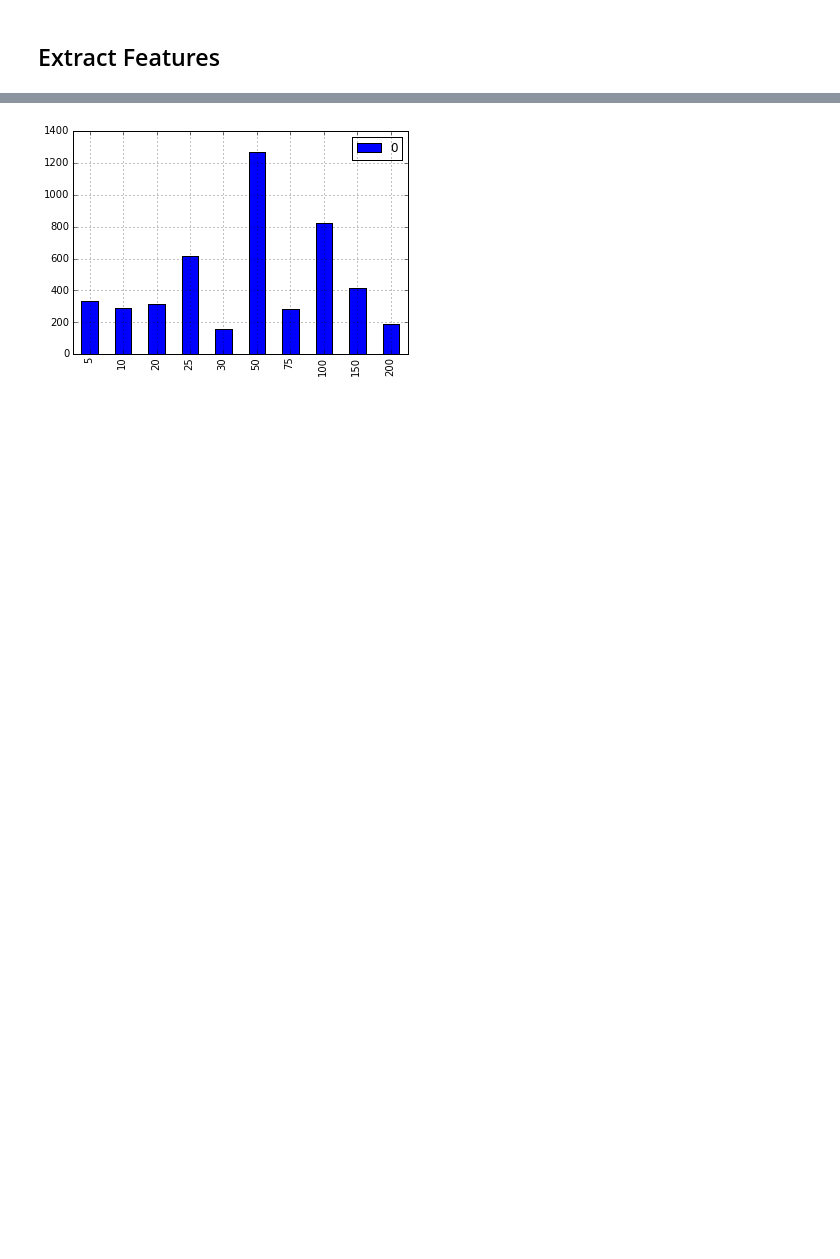
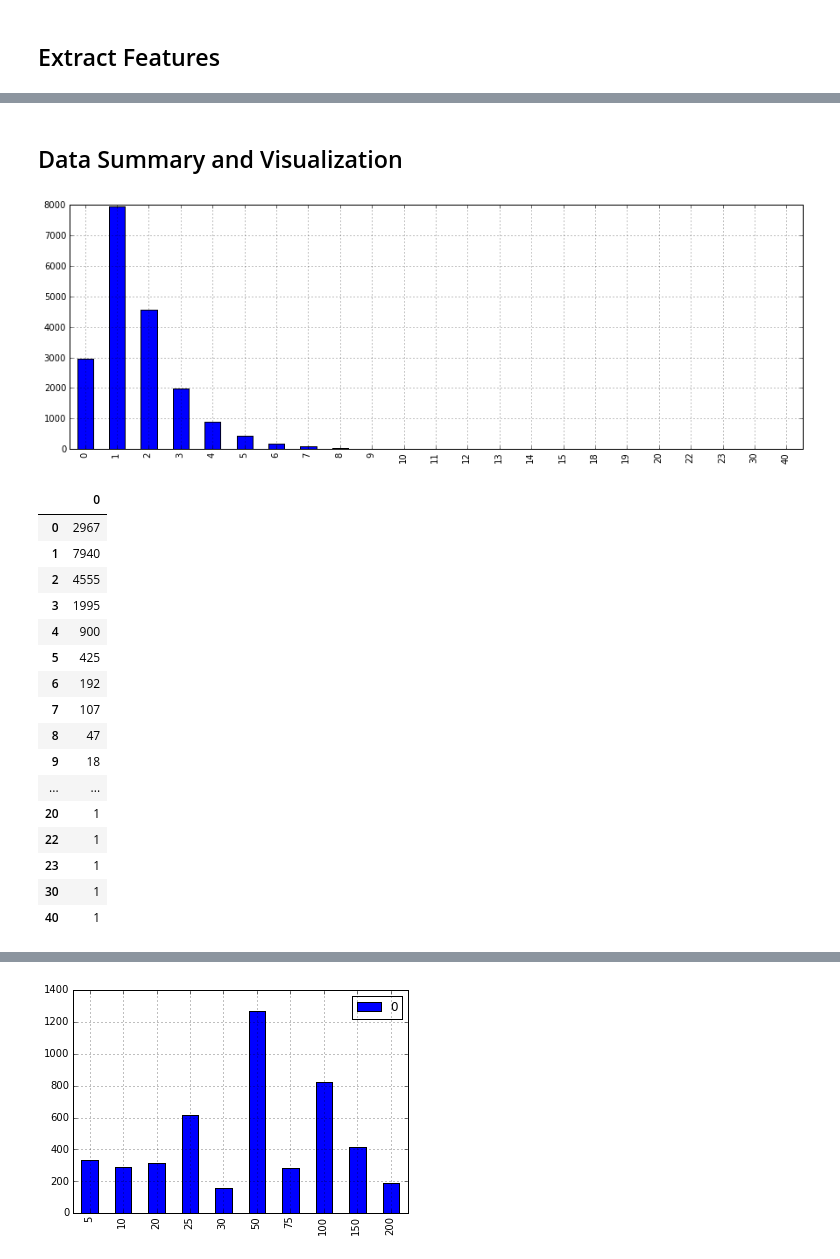
Before and after one commit to jesseyuanchen/depression-forum-research, a Jupyter notebook: Depression Forum Data Exploration.ipynb, the cells around one changed output, grey strips where cells are left out. Saved outputs shown, nothing was run; the diff lists cells and outputs as text; code cells hidden in the pictures; blank space fills up the shorter version.

```diff
--- a/Depression Forum Data Exploration.ipynb
+++ b/Depression Forum Data Exploration.ipynb
@@ -464,0 +542,8 @@ derivedData1.to_csv("derivedData1.csv", sep=',', encoding='utf-8')
+# %%
+# Apply lambda functions and extract features
+
+startTime = datetime.now()
+
+derivedData2 = derivedData1.apply(lambda row: extractPositionVectors(row), axis=1)
+
+print(datetime.now() - startTime)
@@ -465,3 +738,43 @@ derivedData1.to_csv("derivedData1.csv", sep=',', encoding='utf-8')
+# %% [markdown]
+## Data Summary and Visualization
+# %%
+def getDistinctDrugDistribution(df):
+    dist = {}
+    for index, row in df.iterrows():
+        count = len(row['condensedDrugList'])
+        if str(count) in dist.keys():
+            dist[str(count)] += 1
+        else:
+            dist[str(count)] = 1
+
+    distDf = pd.DataFrame.from_dict(dist, orient='index')
+    return distDf
+# %%
+drugDistribution = getDistinctDrugDistribution(derivedData2)
+drugDistribution.index = drugDistribution.index.map(int)
+drugDistribution = drugDistribution.sort_index()
+ax = drugDistribution.plot(kind='bar', figsize=(15, 5), legend=False)
+plt.show()
+drugDistribution
+# %% [output]
+[figure, added]
+|  | 0 |
+| 0 | 2967 |
+| 1 | 7940 |
+| 2 | 4555 |
+| 3 | 1995 |
+| 4 | 900 |
+| 5 | 425 |
+| 6 | 192 |
+| 7 | 107 |
+| 8 | 47 |
+| 9 | 18 |
+| ... | ... |
+| 20 | 1 |
+| 22 | 1 |
+| 23 | 1 |
+| 30 | 1 |
+| 40 | 1 |
 # %%
 def getStateLinesFromData(data):
     states = []
```
Also changed, not shown: parts of 55 cells of this notebook.
